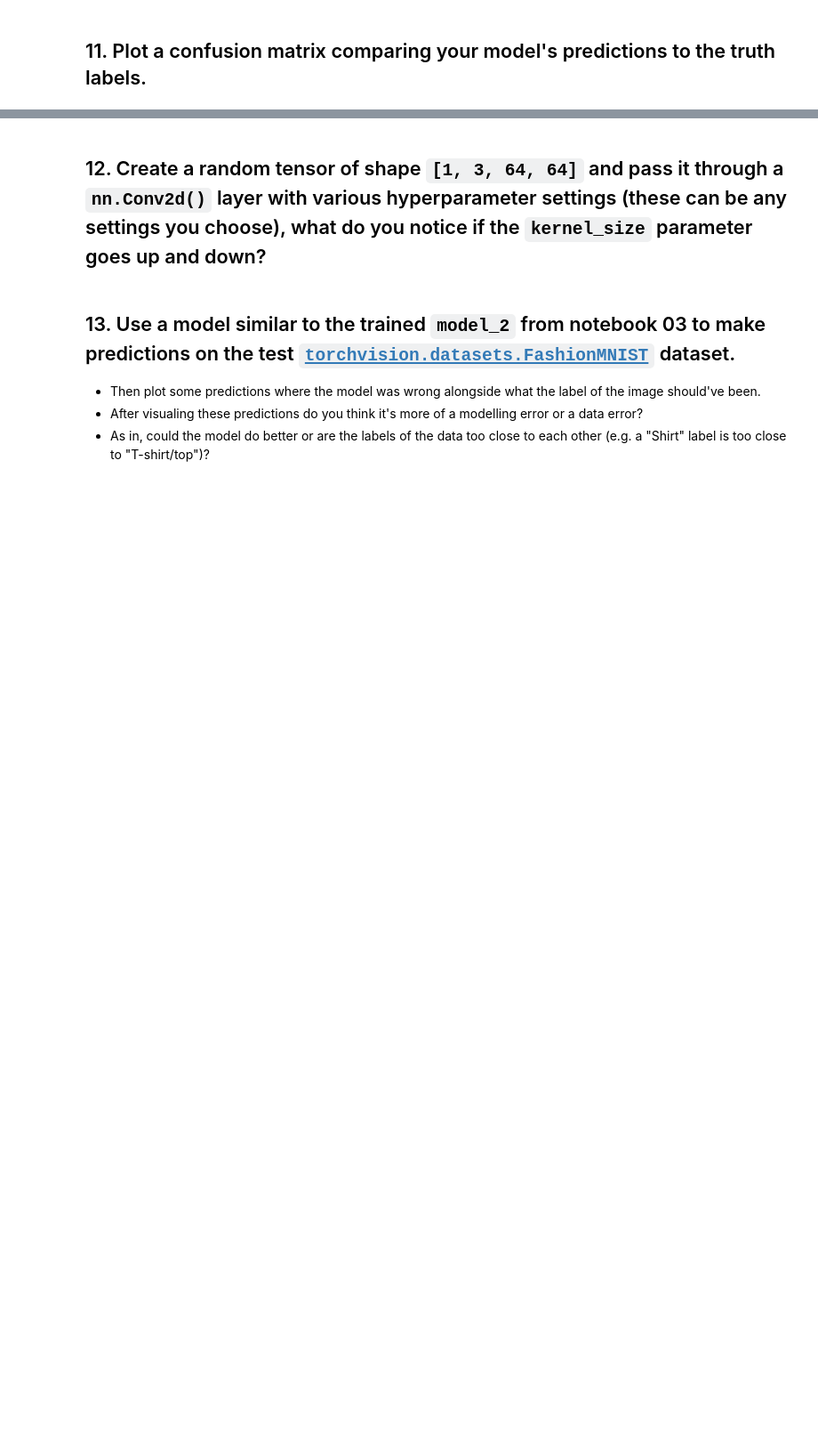
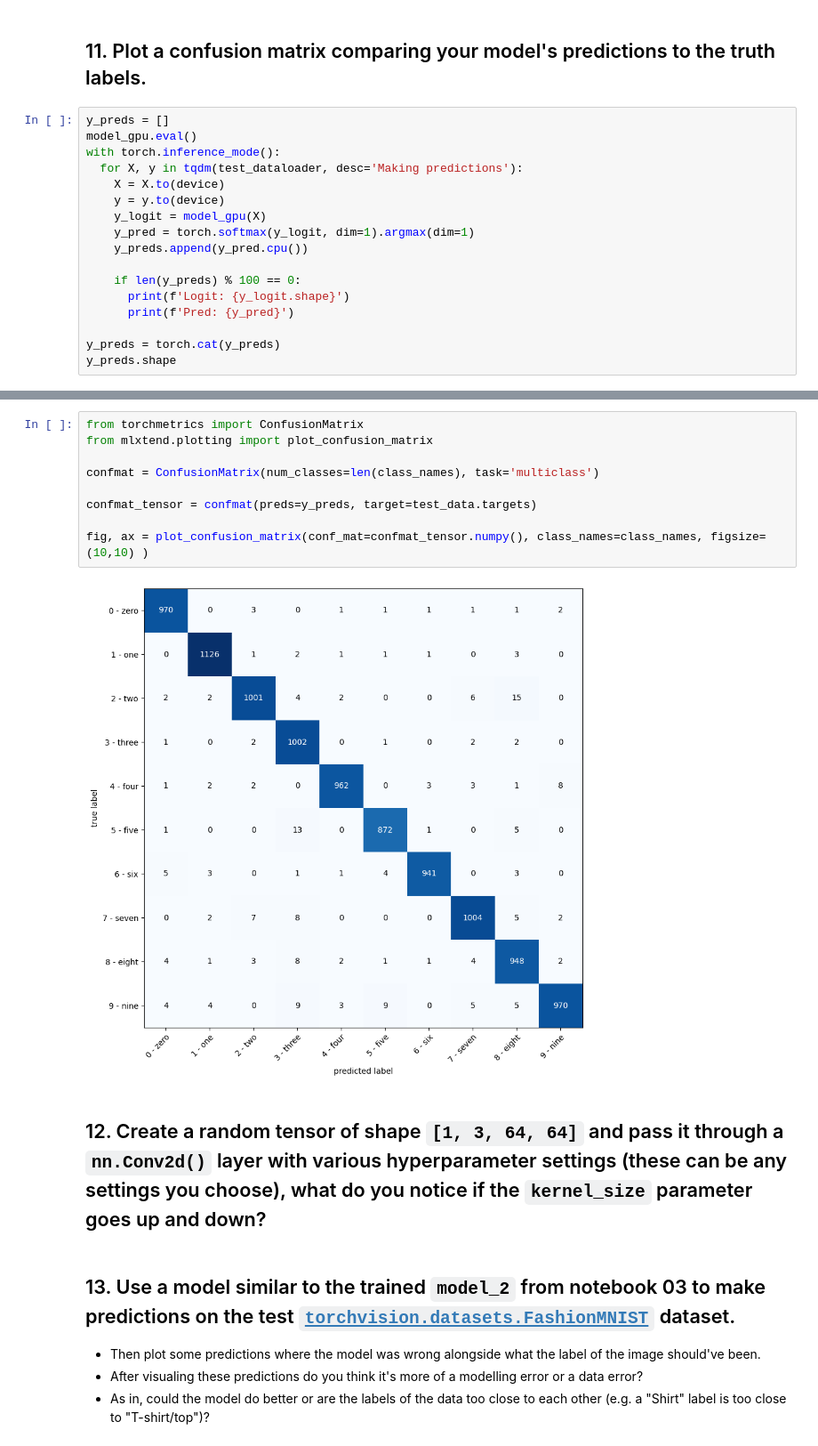
Before and after one commit to waelkabouk/deep_learning_exercises, a Jupyter notebook: 03_pytorch_computer_vision_exercises.ipynb, the cells around one changed output, grey strips where cells are left out. Shown at 89% size. Saved outputs shown, nothing was run; the diff lists cells and outputs as text; blank space fills up the shorter version.

```diff
--- a/03_pytorch_computer_vision_exercises.ipynb
+++ b/03_pytorch_computer_vision_exercises.ipynb
@@ -385,3 +385,20 @@ for i, sample in enumerate(test_samples):
 [figure]
 # %% [markdown]
 ## 11. Plot a confusion matrix comparing your model's predictions to the truth labels.
+# %%
+y_preds = []
+model_gpu.eval()
+with torch.inference_mode():
+  for X, y in tqdm(test_dataloader, desc='Making predictions'):
+    X = X.to(device)
+    y = y.to(device)
+    y_logit = model_gpu(X)
+    y_pred = torch.softmax(y_logit, dim=1).argmax(dim=1)
+    y_preds.append(y_pred.cpu())
+
+    if len(y_preds) % 100 == 0:
+      print(f'Logit: {y_logit.shape}')
+      print(f'Pred: {y_pred}')
+
+y_preds = torch.cat(y_preds)
+y_preds.shape
@@ -388,3 +428,14 @@ for i, sample in enumerate(test_samples):
+# %%
+from torchmetrics import ConfusionMatrix
+from mlxtend.plotting import plot_confusion_matrix
+
+confmat = ConfusionMatrix(num_classes=len(class_names), task='multiclass')
+
+confmat_tensor = confmat(preds=y_preds, target=test_data.targets)
+
+fig, ax = plot_confusion_matrix(conf_mat=confmat_tensor.numpy(), class_names=class_names, figsize=(10,10) )
+# %% [output]
+[figure, added]
 # %% [markdown]
 ## 12. Create a random tensor of shape `[1, 3, 64, 64]` and pass it through a `nn.Conv2d()` layer with various hyperparameter settings (these can be any settings you choose), what do you notice if the `kernel_size` parameter goes up and down?
 # %% [markdown]
```
Also changed, not shown: parts of 5 cells of this notebook.
